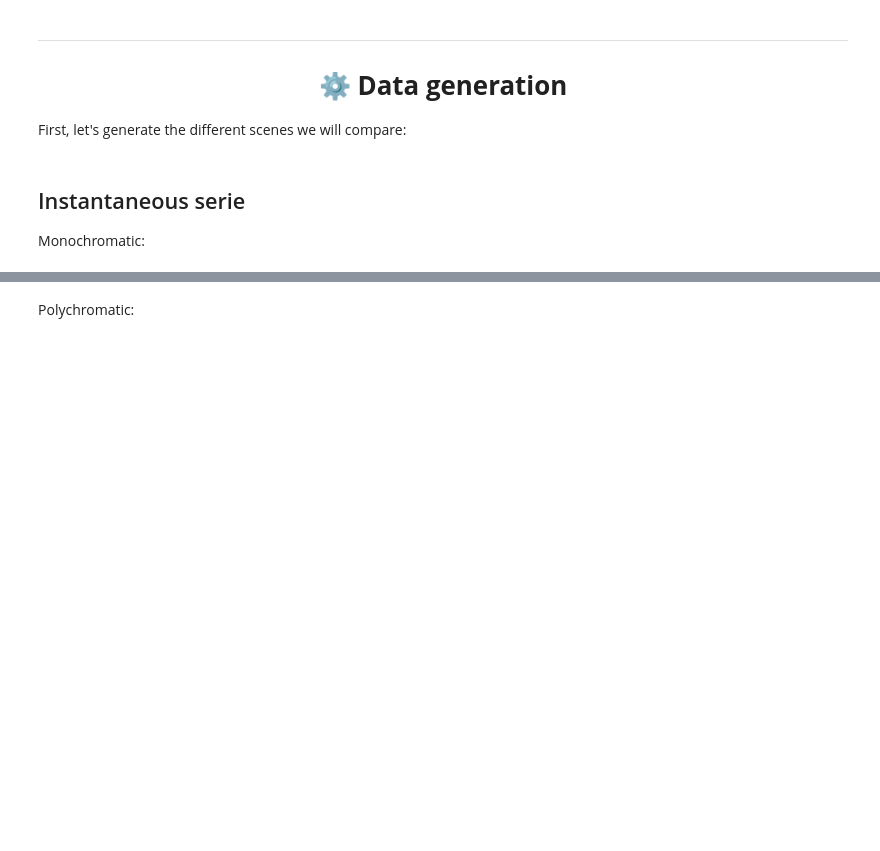
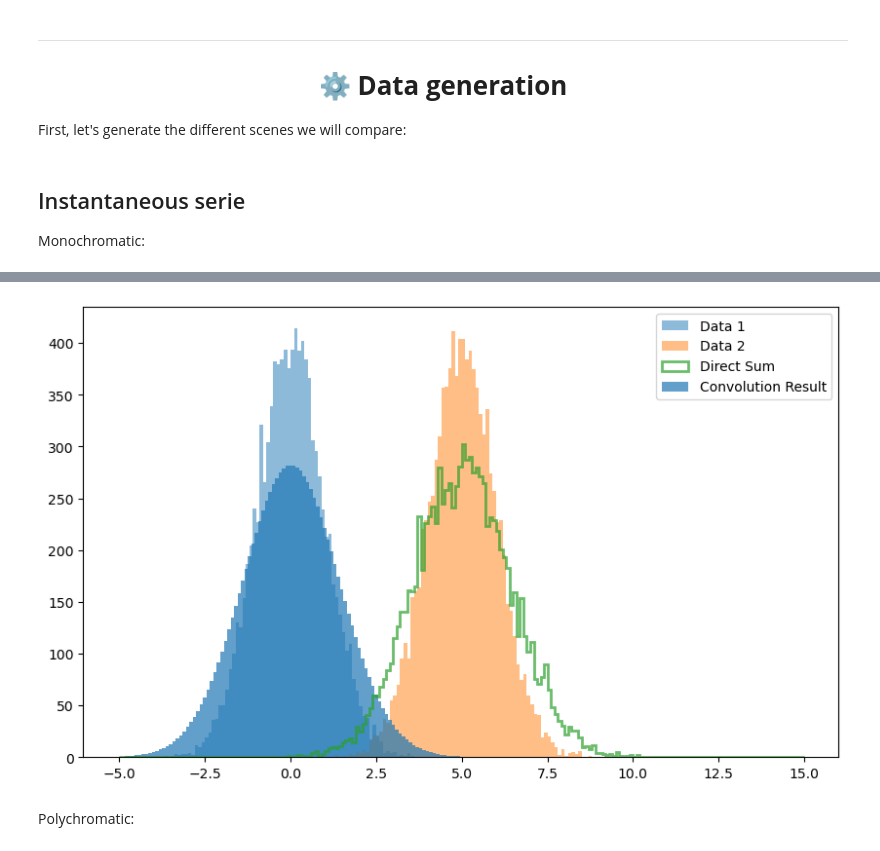
Before and after one commit to VForiel/Thesis, a Jupyter notebook: numerical_simulation.ipynb, the cells around one changed output, grey strips where cells are left out. Drawn from its saved outputs; the diff is of its cells as text; code cells hidden in the pictures; blank space fills up the shorter version.

```diff
--- a/numerical_simulation.ipynb
+++ b/numerical_simulation.ipynb
@@ -535,3 +599,25 @@ Analytical model:
+# %%
+import numpy as np
+import matplotlib.pyplot as plt
+
+n = 10_000
+data1 = np.random.normal(0, 1, n)
+data2 = np.random.normal(5, 1, n)
+
+bins = np.linspace(-5, 15, 2 * int(np.sqrt(n)) + 1)
+
+hist1, _ = np.histogram(data1, bins=bins)
+hist2, _ = np.histogram(data2, bins=bins)
+conv = np.convolve(hist1, hist2, mode='same') / n
+plt.figure(figsize=(10,6))
+plt.hist(data1, bins=bins, alpha=0.5, label='Data 1')
+plt.hist(data2, bins=bins, alpha=0.5, label='Data 2')
+plt.bar(bins[:-1], conv, width=bins[1]-bins[0], alpha=0.7, label='Convolution Result')
+plt.hist(data1 + data2, bins=bins, alpha=0.7, label='Direct Sum', histtype='step', linewidth=2)
+plt.legend()
+plt.show()
+# %% [output]
+[figure, added]
 # %% [markdown]
 Polychromatic:
 # %%
```
Also changed, not shown: parts of 6 cells of this notebook, 3 other files.
